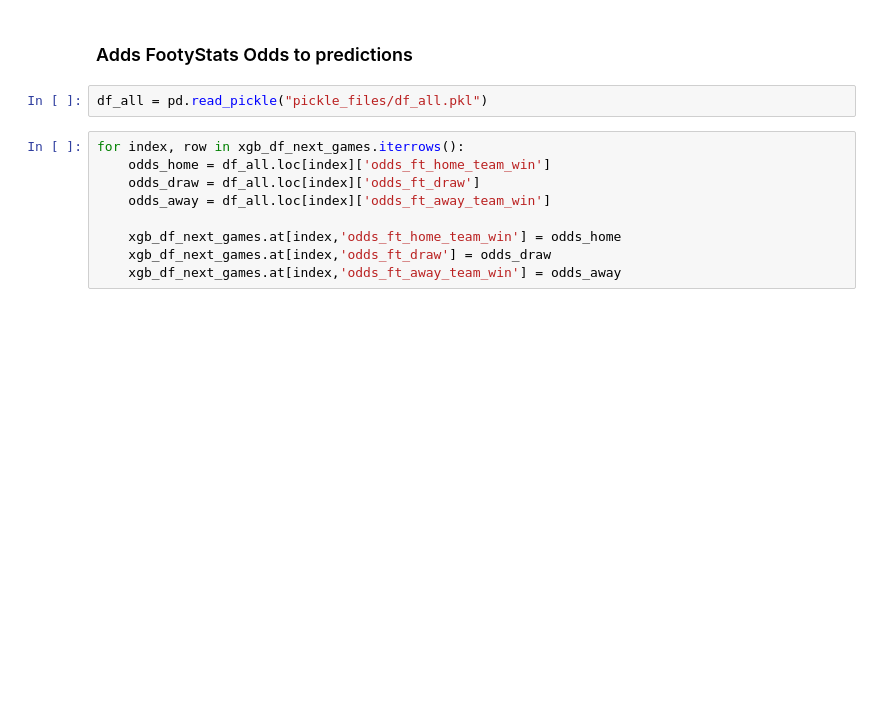
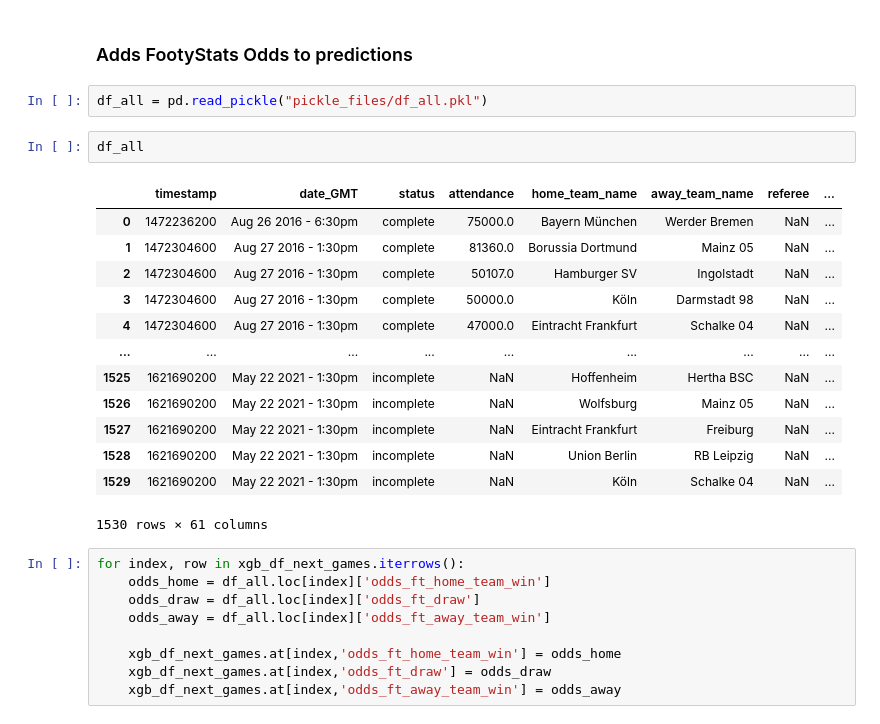
Before and after one commit to nichohelmut/football_results, a Jupyter notebook: XGBoost-Analysis.ipynb, the cells around one changed output. Saved outputs shown, nothing was run; the diff lists cells and outputs as text; blank space fills up the shorter version.

Commit message:
adds timestamp to rows

```diff
--- a/XGBoost-Analysis.ipynb
+++ b/XGBoost-Analysis.ipynb
@@ -391,6 +391,22 @@ xgb_df_next_games['R']=False
 ### Adds FootyStats Odds to predictions
 # %%
 df_all = pd.read_pickle("pickle_files/df_all.pkl")
+# %%
+df_all
+# %% [output]
+|  | timestamp | date_GMT | status | attendance | home_team_name | away_team_name | referee | ... |
+| 0 | 1472236200 | Aug 26 2016 - 6:30pm | complete | 75000.0 | Bayern München | Werder Bremen | NaN | ... |
+| 1 | 1472304600 | Aug 27 2016 - 1:30pm | complete | 81360.0 | Borussia Dortmund | Mainz 05 | NaN | ... |
+| 2 | 1472304600 | Aug 27 2016 - 1:30pm | complete | 50107.0 | Hamburger SV | Ingolstadt | NaN | ... |
+| 3 | 1472304600 | Aug 27 2016 - 1:30pm | complete | 50000.0 | Köln | Darmstadt 98 | NaN | ... |
+| 4 | 1472304600 | Aug 27 2016 - 1:30pm | complete | 47000.0 | Eintracht Frankfurt | Schalke 04 | NaN | ... |
+| ... | ... | ... | ... | ... | ... | ... | ... | ... |
+| 1525 | 1621690200 | May 22 2021 - 1:30pm | incomplete | NaN | Hoffenheim | Hertha BSC | NaN | ... |
+| 1526 | 1621690200 | May 22 2021 - 1:30pm | incomplete | NaN | Wolfsburg | Mainz 05 | NaN | ... |
+| 1527 | 1621690200 | May 22 2021 - 1:30pm | incomplete | NaN | Eintracht Frankfurt | Freiburg | NaN | ... |
+| 1528 | 1621690200 | May 22 2021 - 1:30pm | incomplete | NaN | Union Berlin | RB Leipzig | NaN | ... |
+| 1529 | 1621690200 | May 22 2021 - 1:30pm | incomplete | NaN | Köln | Schalke 04 | NaN | ... |
+1530 rows × 61 columns
 # %%
 for index, row in xgb_df_next_games.iterrows():
     odds_home = df_all.loc[index]['odds_ft_home_team_win']
```
Also changed, not shown: parts of 5 cells of this notebook, 6 other files.
